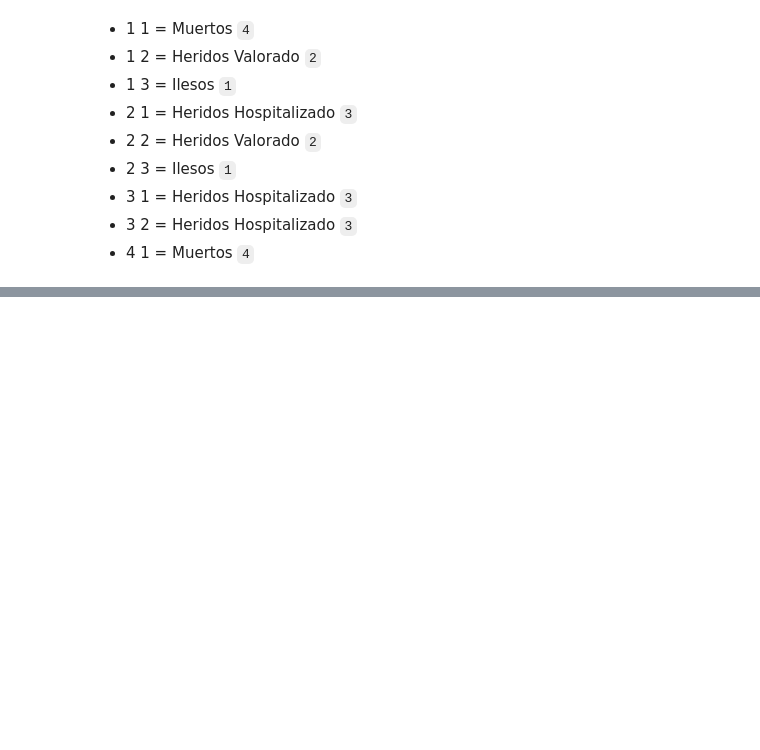
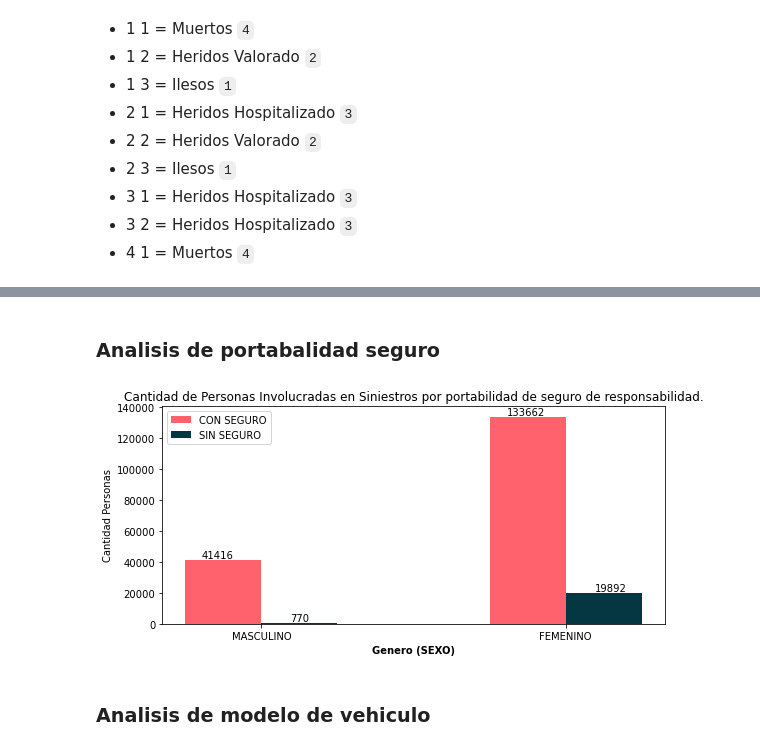
Before and after one commit to mateovlz/dsSeverityAccidents, a Jupyter notebook: 02_Analisis_Exploratorio_Datos_Preparados.ipynb, the cells around one changed output, grey strips where cells are left out. Drawn from its saved outputs; the diff is of its cells as text; code cells hidden in the pictures; blank space fills up the shorter version.

```diff
--- a/02_Analisis_Exploratorio_Datos_Preparados.ipynb
+++ b/02_Analisis_Exploratorio_Datos_Preparados.ipynb
@@ -775,2 +1122,0 @@ for column in dfsiniestros.columns:
-# %%
-dfsiniestros['EDAD_PROCESADA'] = dfsiniestros['EDAD_PROCESADA'].astype(float)
@@ -788,14 +1122,0 @@ lstgrave = ['Con Muertos','Con Heridos','Solo Daños']
-# %%
-plt.figure()
-plt.bar(lstgrave, gragpcoun['CANTIDAD'], width=0.5, color='#FF616D')
-plt.title("Cantidad de dfsiniestros por gravedad.")
-plt.ylabel("Cantidad dfsiniestros.")
-plt.xlabel("Gravedad Siniestro.")
-plt.xticks(rotation=90)
-lstcant = gragpcoun['CANTIDAD'].to_numpy()
-
-for i in range(len(lstcant)):
-    plt.annotate(lstcant[i], (i-0.15, 2000+lstcant[i]))
-
-plt.show()
-plt.close()
@@ -818,0 +1147,34 @@ dfsiniestros.info()
+# %% [markdown]
+### Analisis de portabalidad seguro
+# %%
+gpse = dfsiniestros.groupby(['SEXO', 'POSSESEGURORESPONSABILIDAD'])['POSSESEGURORESPONSABILIDAD'].count().reset_index(name='CANTIDAD')
+# %%
+gpseMa = gpse[gpse['SEXO'] == 1]
+gpseFe = gpse[gpse['SEXO'] == 2]
+# %%
+plt.figure(figsize=(9,4))
+lstSexo = np.array(['MASCULINO','FEMENINO'])
+barWidth = 0.25
+r1 = np.arange(len(lstSexo))
+r2 = [x + barWidth for x in r1]
+r3 = [x + barWidth for x in r2]
+plt.bar(r1,gpseMa['CANTIDAD'], width=barWidth, color='#FF616D' )
+plt.bar(r2,gpseFe['CANTIDAD'], width=barWidth, color='#053742' )
+lstcant = gpseMa['CANTIDAD'].to_numpy()
+for i in range(len(lstcant)):
+    plt.annotate(lstcant[i], (i-0.07, 900+lstcant[i] ))
+
+lstcantFe = gpseFe['CANTIDAD'].to_numpy()
+for i in range(len(lstcantFe)):
+    plt.annotate(lstcantFe[i], (i+0.22, 900+lstcantFe[i]))
+plt.legend(['CON SEGURO','SIN SEGURO'])
+plt.xlabel('Genero (SEXO)', fontweight='bold')
+plt.xticks([r + barWidth-0.125 for r in range(len(lstSexo))], lstSexo)
+plt.ylabel('Cantidad Personas')
+plt.title('Cantidad de Personas Involucradas en Siniestros por portabilidad de seguro de responsabilidad.')
+plt.show()
+plt.close()
+# %% [output]
+[figure, added]
+# %% [markdown]
+### Analisis de modelo de vehiculo
```
Also changed, not shown: parts of 94 cells of this notebook, 2 other files.
